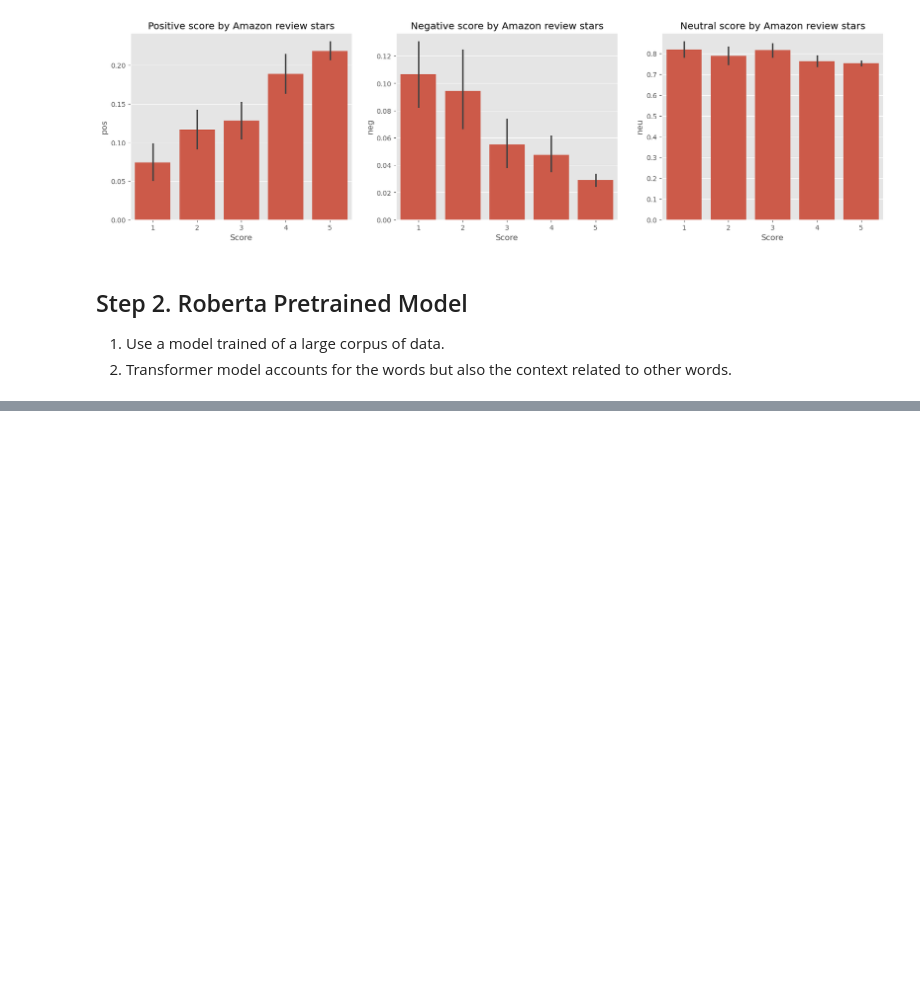
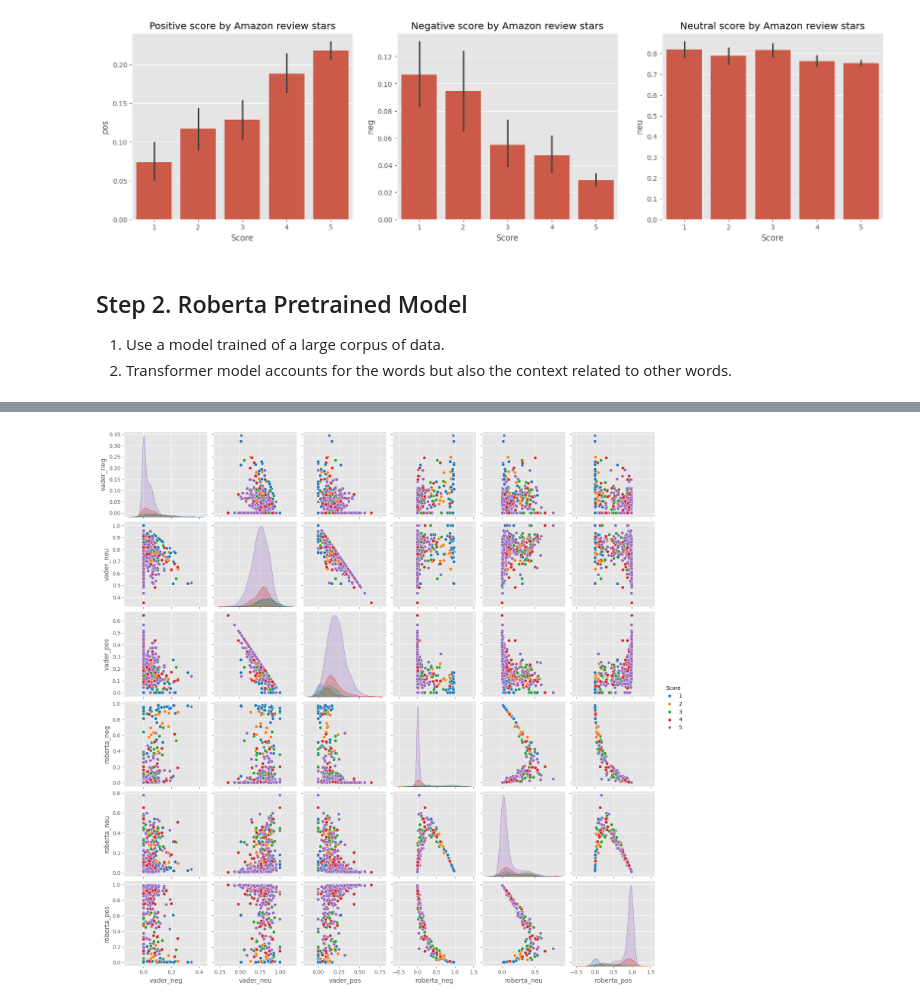
Before and after one commit to hegde-shashi/Sentiment_Aanalysis, a Jupyter notebook: sentiment_analysis.ipynb, the cells around one changed output, grey strips where cells are left out. Cells and saved outputs as stored; diff of their text form; code cells hidden in the pictures; blank space fills up the shorter version.

```diff
--- a/sentiment_analysis.ipynb
+++ b/sentiment_analysis.ipynb
@@ -283,0 +329,7 @@ KeyboardInterrupt:
+# %%
+scores_dict = {
+    'roberta_neg': scores[0],
+    'roberta_neu': scores[1],
+    'roberta_pos': scores[2]
+}
+scores_dict
@@ -283,0 +342,28 @@ KeyboardInterrupt:
+# %%
+def polar_scores_reberta(example):
+    # Truncate text to fit within the model's maximum sequence length (typically 512)
+    encoded_texts = tokenizer(example, return_tensors='pt')
+    output = model(**encoded_texts)
+    scores = output[0][0].detach().numpy()
+    scores = softmax(scores)
+    scores_dict = {
+        'roberta_neg': scores[0],
+        'roberta_neu': scores[1],
+        'roberta_pos': scores[2]
+    }
+    return scores_dict
+# %%
+res = {}
+for i, row in tqdm(df.iterrows(), total=df.shape[0]):
+    try:
+        text = row['Text']
+        myid = row['Id']
+        vader_result = sia.polarity_scores(text)
+        vader_result_rename = {}
+        for k, v in vader_result.items():
+            vader_result_rename[f"vader_{k}"] = v
+        roberta_result = polar_scores_reberta(text)
+        both = {**vader_result_rename, **roberta_result}
+        res[myid] = both
+    except RuntimeError:
+        print(f'Broke for id {myid}')
@@ -283,0 +377,4 @@ KeyboardInterrupt:
+# %%
+results_df = pd.DataFrame(res).T
+results_df = results_df.reset_index().rename(columns={'index':'Id'})
+results_df = results_df.merge(df, how='left')
@@ -283,0 +390,5 @@ KeyboardInterrupt:
+# %%
+sns.pairplot(data=results_df, vars=['vader_neg', 'vader_neu', 'vader_pos', 'roberta_neg', 'roberta_neu', 'roberta_pos'], hue='Score', palette='tab10')
+plt.show()
+# %% [output]
+[figure, added]
```
Also changed, not shown: parts of 30 cells of this notebook.
